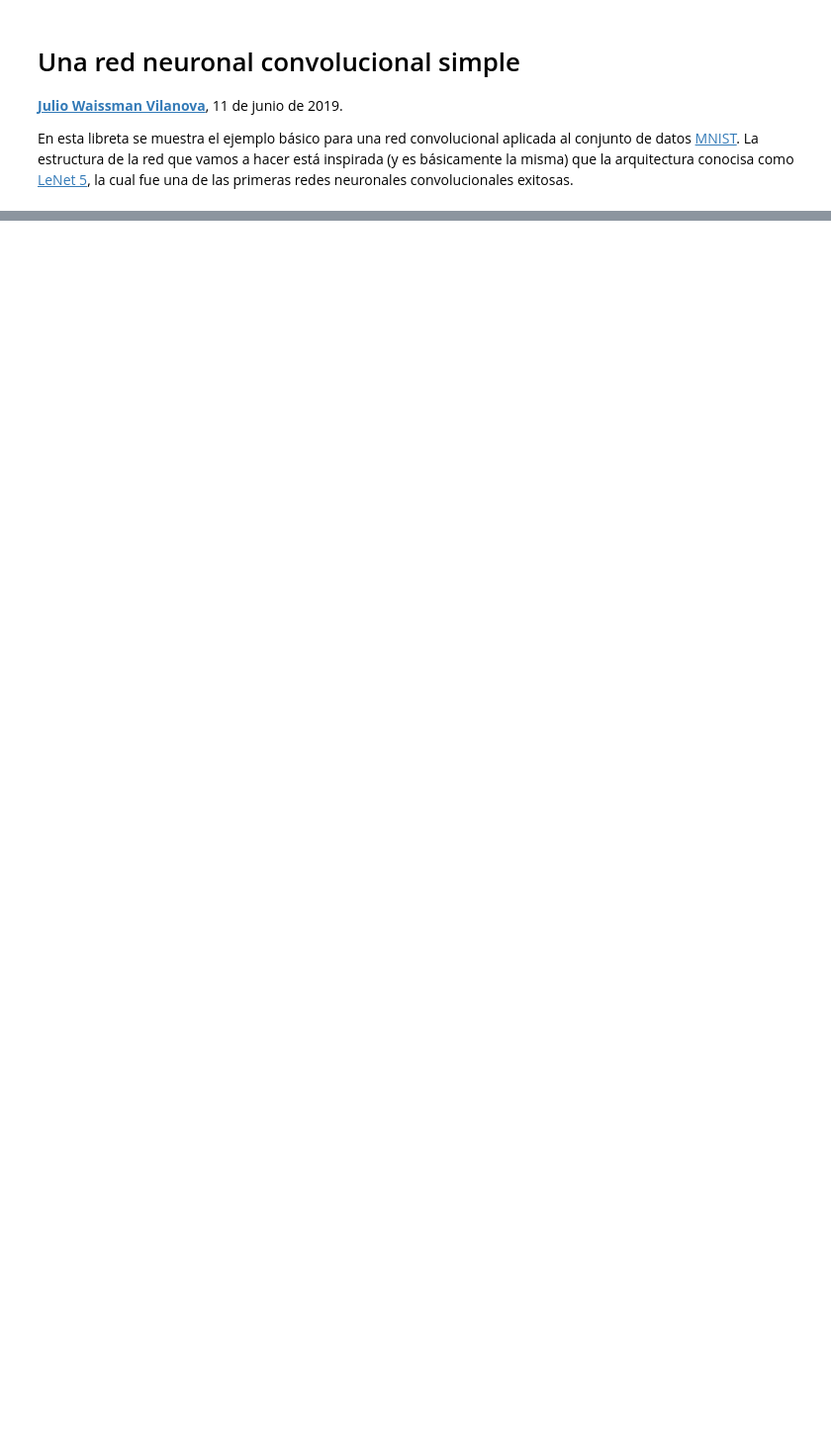
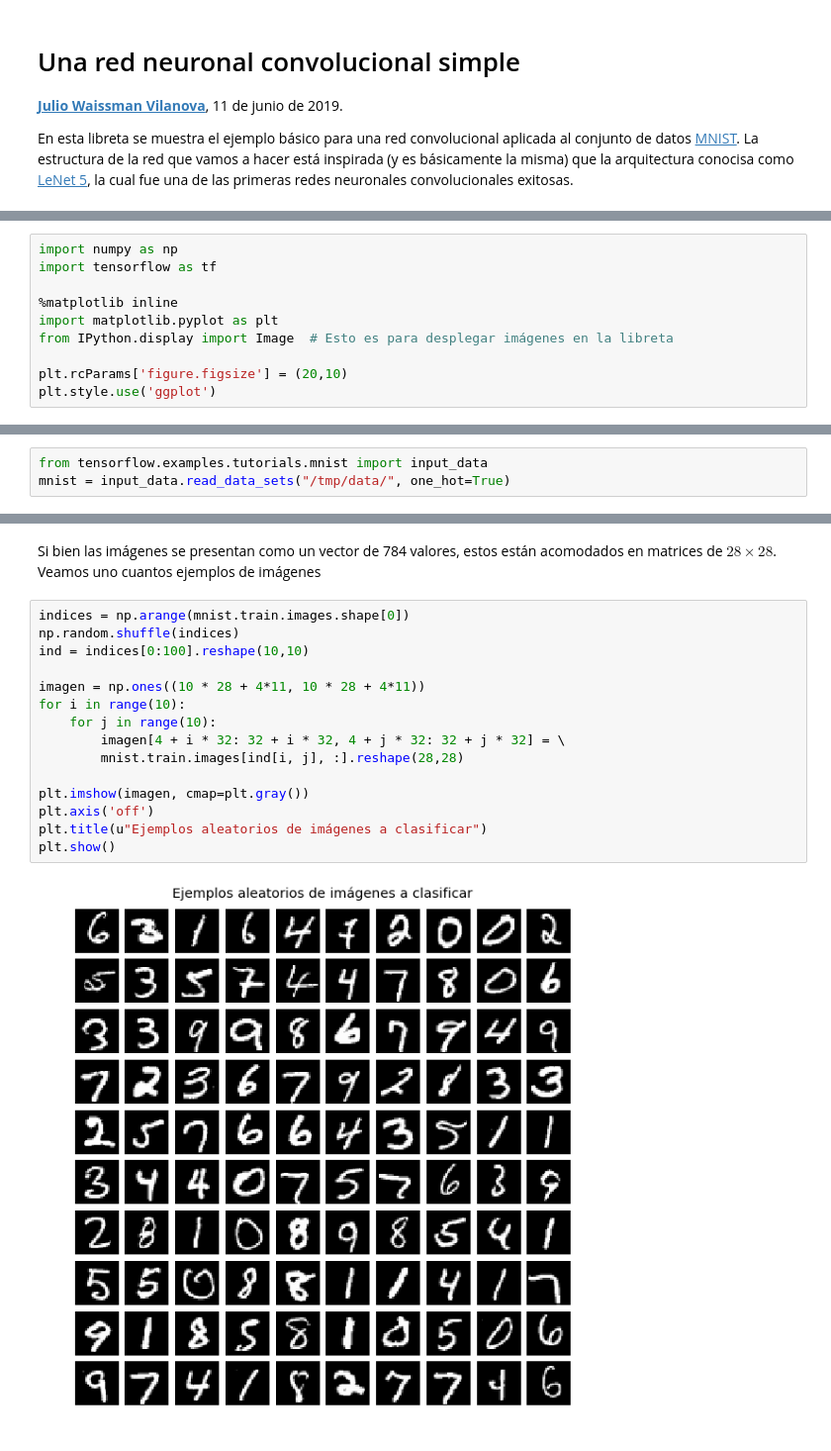
Before and after one commit to ciencia-datos-unison/taller-cnn, a Jupyter notebook: cnn_ejemplo.ipynb, the cells around one changed output, grey strips where cells are left out. Shown at 99% size. Saved outputs shown, nothing was run; the diff lists cells and outputs as text; blank space fills up the shorter version.

```diff
--- a/cnn_ejemplo.ipynb
+++ b/cnn_ejemplo.ipynb
@@ -20,0 +18,10 @@ import tensorflow as t
+# %%
+import numpy as np
+import tensorflow as tf
+
+%matplotlib inline
+import matplotlib.pyplot as plt
+from IPython.display import Image  # Esto es para desplegar imágenes en la libreta
+
+plt.rcParams['figure.figsize'] = (20,10)
+plt.style.use('ggplot')
@@ -20,0 +34,3 @@ import tensorflow as t
+# %%
+from tensorflow.examples.tutorials.mnist import input_data
+mnist = input_data.read_data_sets("/tmp/data/", one_hot=True)
@@ -20,0 +78,19 @@ import tensorflow as t
+# %% [markdown]
+Si bien las imágenes se presentan como un vector de 784 valores,  estos están acomodados en matrices de $28 \times 28$. Veamos uno cuantos ejemplos de imágenes
+# %%
+indices = np.arange(mnist.train.images.shape[0])
+np.random.shuffle(indices)
+ind = indices[0:100].reshape(10,10)
+
+imagen = np.ones((10 * 28 + 4*11, 10 * 28 + 4*11))
+for i in range(10):
+    for j in range(10):
+        imagen[4 + i * 32: 32 + i * 32, 4 + j * 32: 32 + j * 32] = \
+        mnist.train.images[ind[i, j], :].reshape(28,28)
+
+plt.imshow(imagen, cmap=plt.gray())
+plt.axis('off')
+plt.title(u"Ejemplos aleatorios de imágenes a clasificar")
+plt.show()
+# %% [output]
+[figure, added]
```
Also changed, not shown: parts of 30 cells of this notebook.
